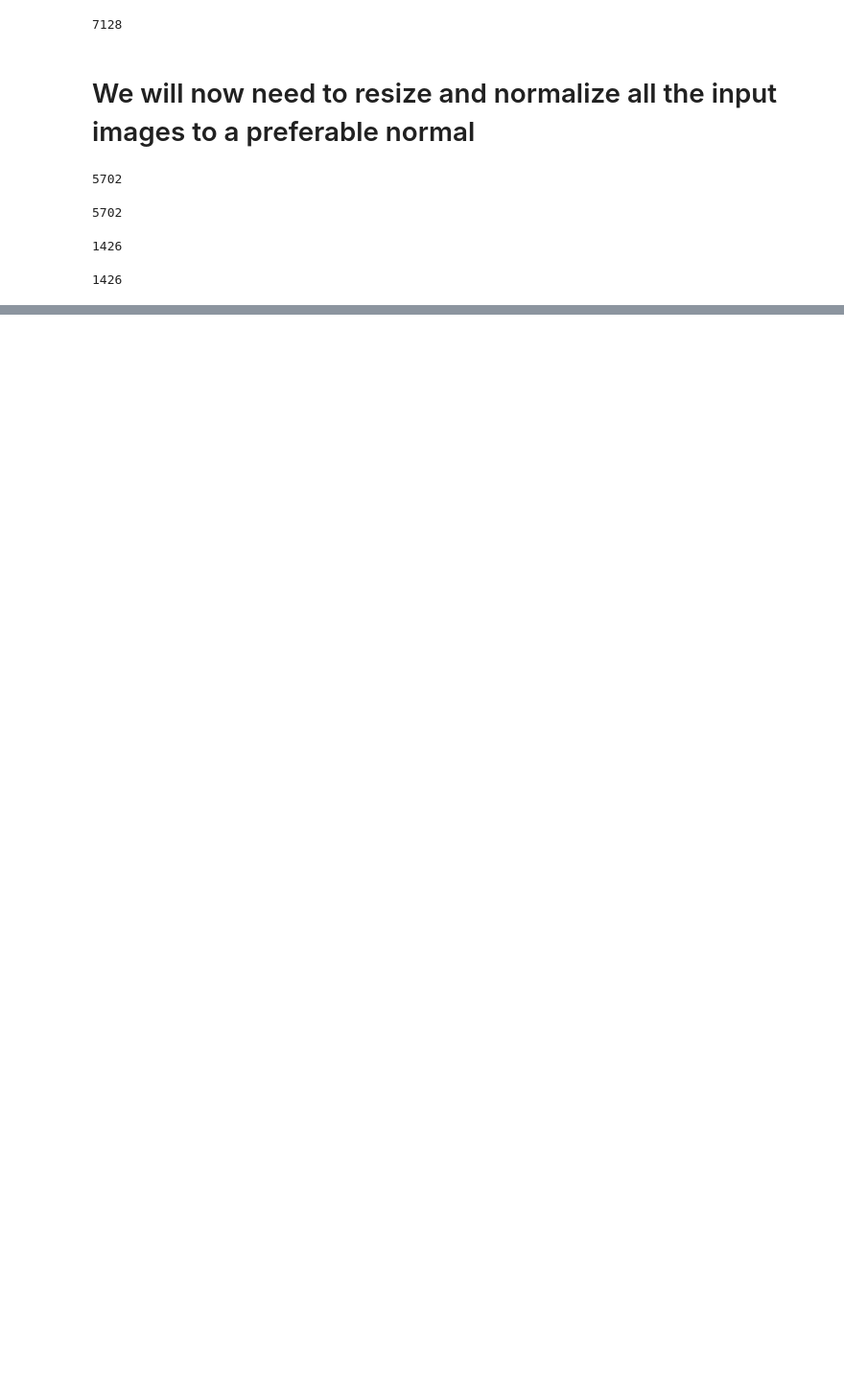
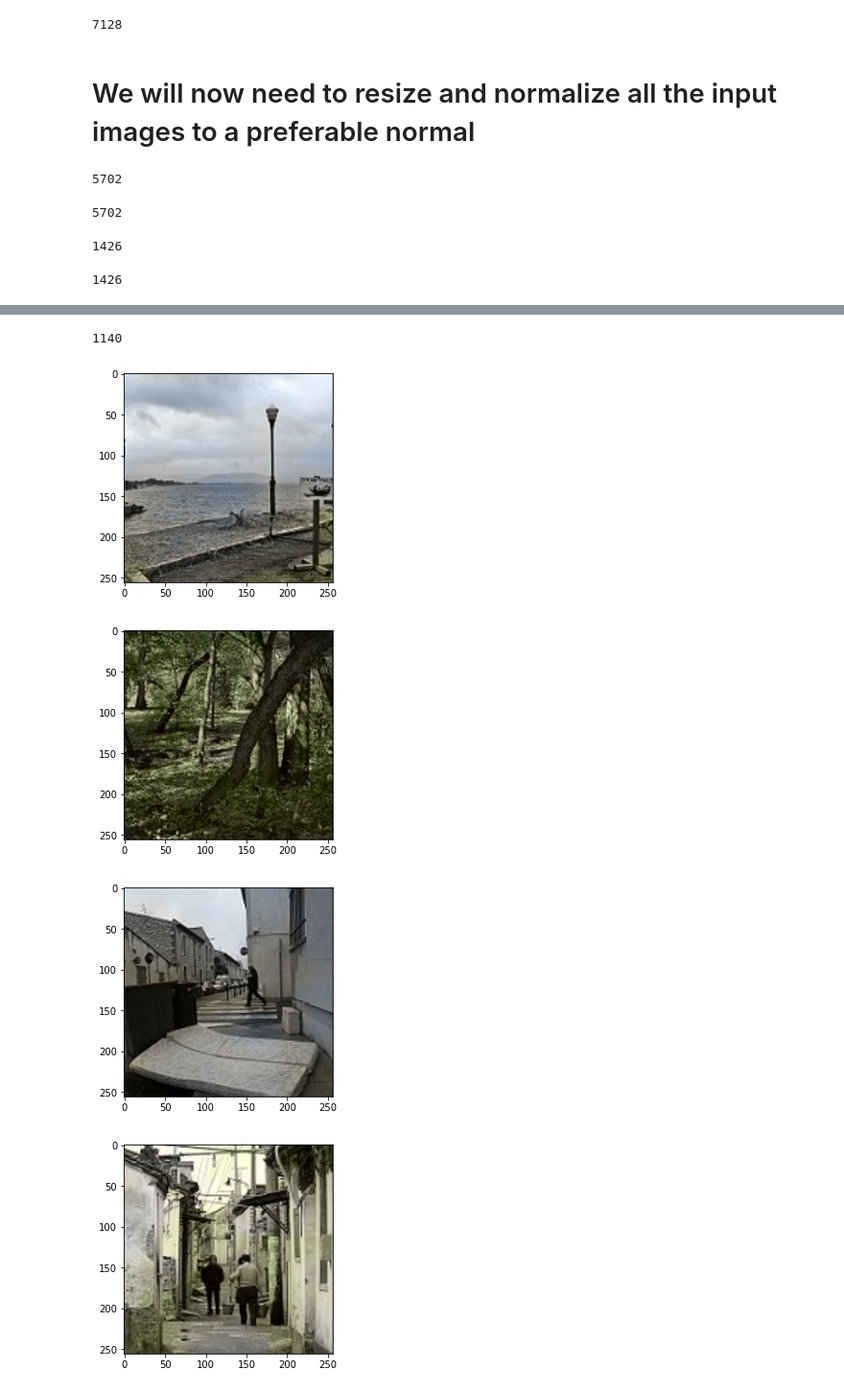
Before and after one commit to VighneshS/neura_colorizer, a Jupyter notebook: Neura_colorizer.ipynb, the cells around one changed output, grey strips where cells are left out. Shown at 96% size. Drawn from its saved outputs; the diff is of its cells as text; code cells hidden in the pictures; blank space fills up the shorter version.

```diff
--- a/Neura_colorizer.ipynb
+++ b/Neura_colorizer.ipynb
@@ -351,0 +404,13 @@ for prediction in range(len(predictions)):
+# %%
+def image_a_b_gen_inception(batch_size):
+    for batch in datagen.flow(train_output, batch_size=batch_size):
+        grayscale_img = gray2rgb(rgb2gray(batch))
+        generated_embed = generate_inception_fused_embedding(grayscale_img)
+        lab_batch = rgb2lab(batch)
+        train_input_batch = lab_batch[:, :, :, 0]
+        train_input_batch = train_input_batch.reshape(train_input_batch.shape+(1,))
+        train_output_batch = lab_batch[:, :, :, 1:] / 128
+        yield ([train_input_batch, generated_embed], train_output_batch)
+
+inception_resnetv2_model.compile(optimizer='rmsprop', loss='mse', metrics=['accuracy'])
+inception_resnetv2 = inception_resnetv2_model.fit_generator(image_a_b_gen_inception(batch_size), steps_per_epoch=STEP_EPOCHS, epochs=100)
@@ -351,0 +435,34 @@ for prediction in range(len(predictions)):
+# %%
+validation_input, unseen_input = train_test_split(test_input, test_size=0.2, random_state=25)
+validation_output, unseen_output = train_test_split(test_output, test_size=0.2, random_state=25)
+len(validation_input)
+# %% [output]
+1140
+# %%
+fused_embed = generate_inception_fused_embedding(unseen_input)
+# %%
+def prediction_data(dataset):
+  test_input_gray = rgb2lab(gray2rgb(dataset))[:, :, :, 0]
+  test_input_gray = test_input_gray.reshape(test_input_gray.shape + (1,))
+  return test_input_gray
+# %%
+# Test model
+predictions_inception_resnet_v2 = inception_resnetv2_model.predict([prediction_data(unseen_input), fused_embed])
+predictions_inception_resnet_v2 = predictions_inception_resnet_v2 * 128
+
+# Output colorization
+#for prediction in range(len(predictions_inception_resnet_v2)):
+for prediction in range(5):
+
+  prediction_lab = np.zeros((256, 256, 3))
+  prediction_lab[:, :, 0] = prediction_data(unseen_input)[prediction][:, :, 0]
+  prediction_lab[:, :, 1:] = predictions_inception_resnet_v2[prediction]
+  prediction_rgb = lab2rgb(prediction_lab)
+  color_img_plt = plt.imshow(prediction_rgb)
+  plt.show()
+  plt.imsave(RESULTS_DIR + "img_" + str(prediction) + ".png", prediction_rgb)
+# %% [output]
+[figure, added]
+[figure, added]
+[figure, added]
+[figure, added]
```
Also changed, not shown: parts of 49 cells of this notebook.
